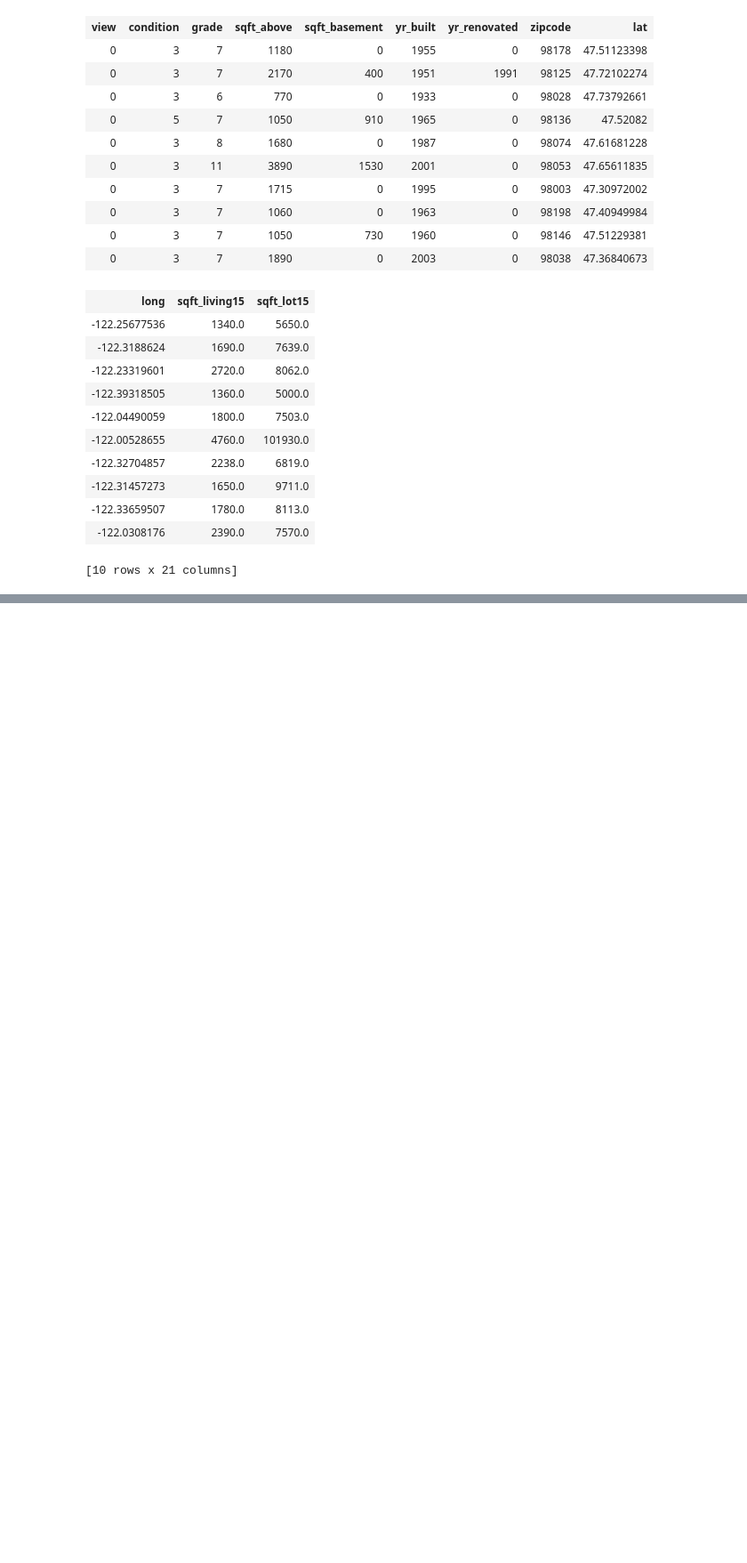
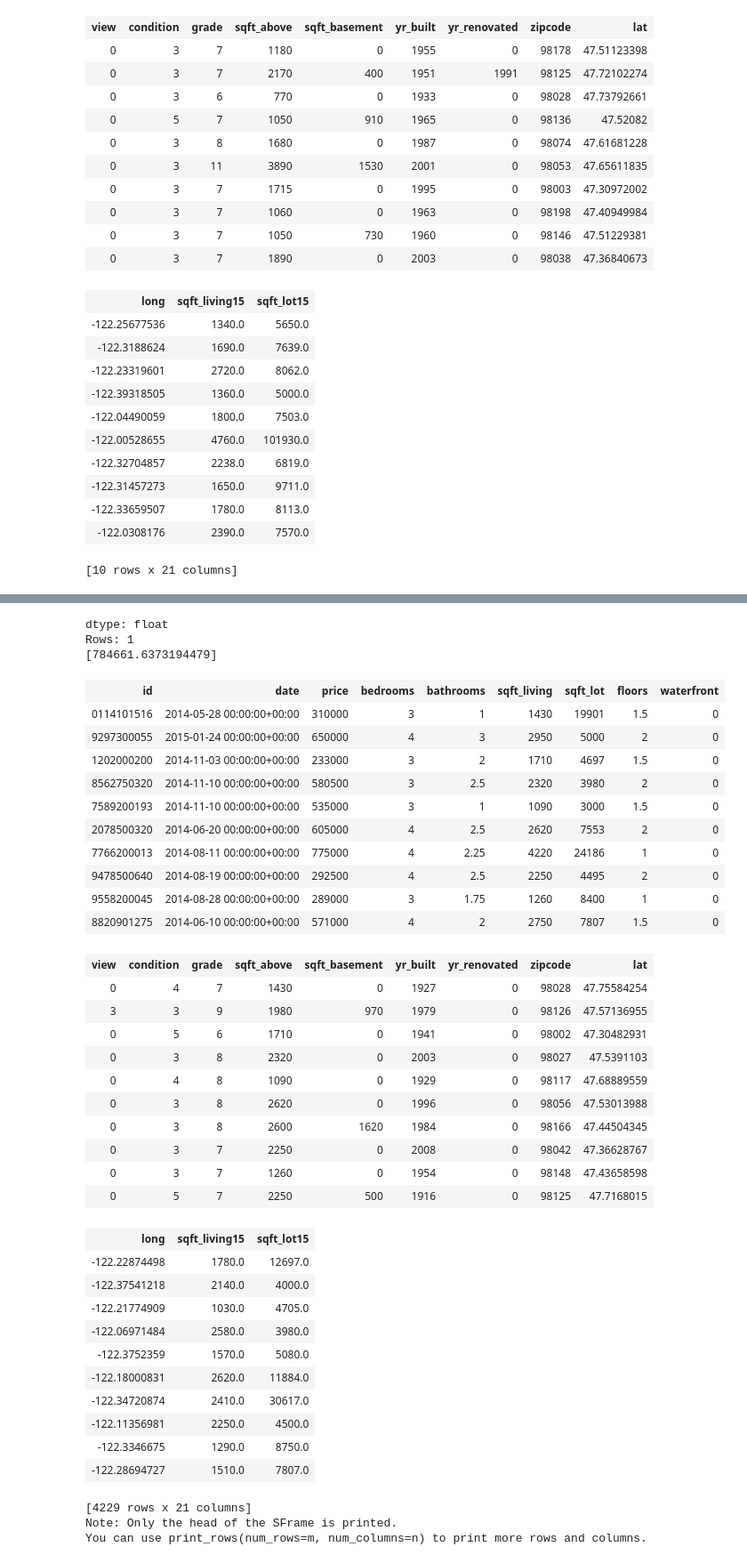
Before and after one commit to mamunjahir/datavis, a Jupyter notebook: Testing.ipynb, the cells around one changed output, grey strips where cells are left out. Shown: that part at 89% size. Cells and saved outputs as stored; diff of their text form; code cells hidden in the pictures; blank space fills up the shorter version.

```diff
--- a/Testing.ipynb
+++ b/Testing.ipynb
@@ -138,0 +256,45 @@ sales.head()
+# %%
+model.predict(test_data[1])
+# %% [output]
+dtype: float
+Rows: 1
+[784661.6373194479]
+# %%
+test_data
+# %% [output]
+| id | date | price | bedrooms | bathrooms | sqft_living | sqft_lot | floors | waterfront |
+| 0114101516 | 2014-05-28 00:00:00+00:00 | 310000 | 3 | 1 | 1430 | 19901 | 1.5 | 0 |
+| 9297300055 | 2015-01-24 00:00:00+00:00 | 650000 | 4 | 3 | 2950 | 5000 | 2 | 0 |
+| 1202000200 | 2014-11-03 00:00:00+00:00 | 233000 | 3 | 2 | 1710 | 4697 | 1.5 | 0 |
+| 8562750320 | 2014-11-10 00:00:00+00:00 | 580500 | 3 | 2.5 | 2320 | 3980 | 2 | 0 |
+| 7589200193 | 2014-11-10 00:00:00+00:00 | 535000 | 3 | 1 | 1090 | 3000 | 1.5 | 0 |
+| 2078500320 | 2014-06-20 00:00:00+00:00 | 605000 | 4 | 2.5 | 2620 | 7553 | 2 | 0 |
+| 7766200013 | 2014-08-11 00:00:00+00:00 | 775000 | 4 | 2.25 | 4220 | 24186 | 1 | 0 |
+| 9478500640 | 2014-08-19 00:00:00+00:00 | 292500 | 4 | 2.5 | 2250 | 4495 | 2 | 0 |
+| 9558200045 | 2014-08-28 00:00:00+00:00 | 289000 | 3 | 1.75 | 1260 | 8400 | 1 | 0 |
+| 8820901275 | 2014-06-10 00:00:00+00:00 | 571000 | 4 | 2 | 2750 | 7807 | 1.5 | 0 |
+| view | condition | grade | sqft_above | sqft_basement | yr_built | yr_renovated | zipcode | lat |
+| 0 | 4 | 7 | 1430 | 0 | 1927 | 0 | 98028 | 47.75584254 |
+| 3 | 3 | 9 | 1980 | 970 | 1979 | 0 | 98126 | 47.57136955 |
+| 0 | 5 | 6 | 1710 | 0 | 1941 | 0 | 98002 | 47.30482931 |
+| 0 | 3 | 8 | 2320 | 0 | 2003 | 0 | 98027 | 47.5391103 |
+| 0 | 4 | 8 | 1090 | 0 | 1929 | 0 | 98117 | 47.68889559 |
+| 0 | 3 | 8 | 2620 | 0 | 1996 | 0 | 98056 | 47.53013988 |
+| 0 | 3 | 8 | 2600 | 1620 | 1984 | 0 | 98166 | 47.44504345 |
+| 0 | 3 | 7 | 2250 | 0 | 2008 | 0 | 98042 | 47.36628767 |
+| 0 | 3 | 7 | 1260 | 0 | 1954 | 0 | 98148 | 47.43658598 |
+| 0 | 5 | 7 | 2250 | 500 | 1916 | 0 | 98125 | 47.7168015 |
+| long | sqft_living15 | sqft_lot15 |
+| -122.22874498 | 1780.0 | 12697.0 |
+| -122.37541218 | 2140.0 | 4000.0 |
+| -122.21774909 | 1030.0 | 4705.0 |
+| -122.06971484 | 2580.0 | 3980.0 |
+| -122.3752359 | 1570.0 | 5080.0 |
+| -122.18000831 | 2620.0 | 11884.0 |
+| -122.34720874 | 2410.0 | 30617.0 |
+| -122.11356981 | 2250.0 | 4500.0 |
+| -122.3346675 | 1290.0 | 8750.0 |
+| -122.28694727 | 1510.0 | 7807.0 |
+[4229 rows x 21 columns]
+Note: Only the head of the SFrame is printed.
+You can use print_rows(num_rows=m, num_columns=n) to print more rows and columns.
```
Also changed, not shown: parts of 14 cells of this notebook, 7 other files.
